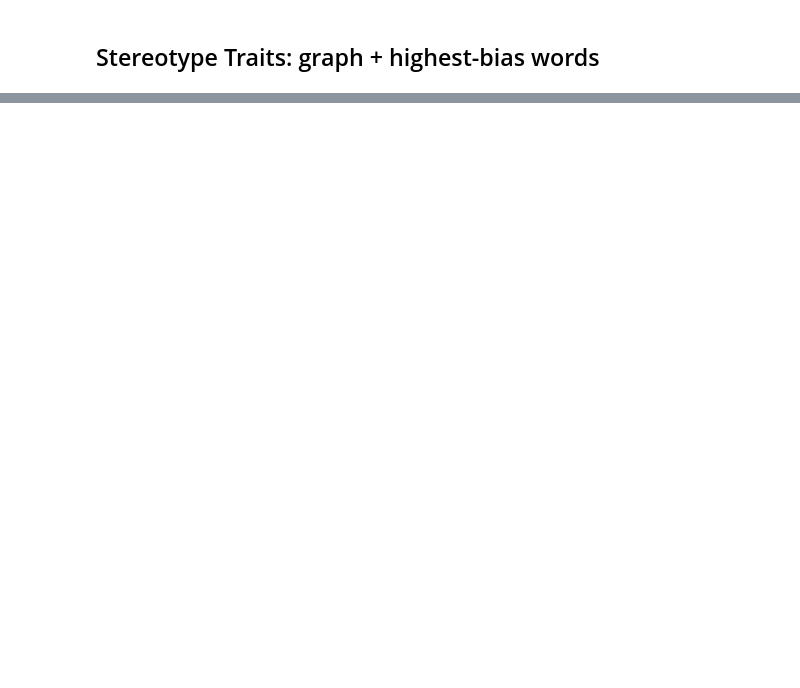
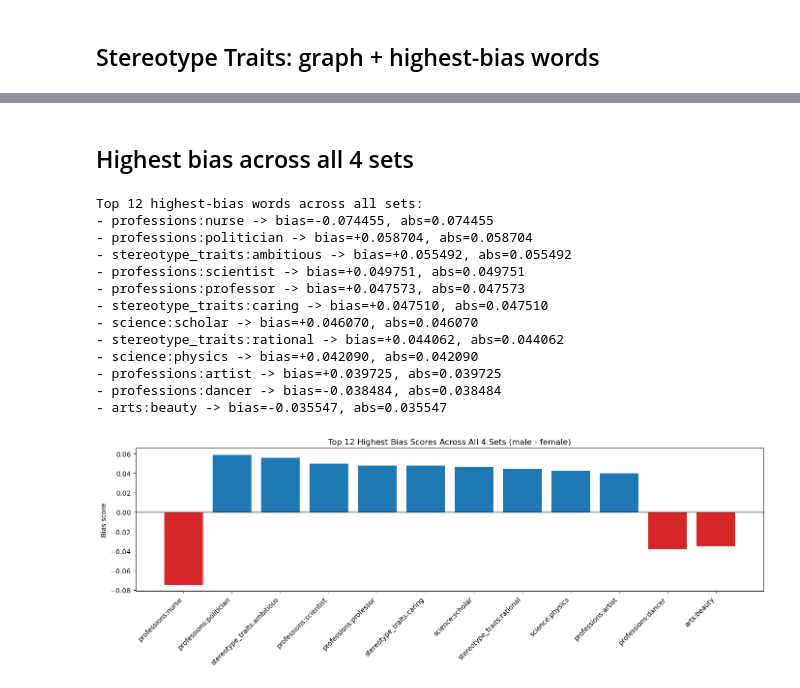
Before and after one commit to maverick-0215/Fairness-issues-in-data-mining, a Jupyter notebook: phase4_results_analysis.ipynb, the cells around one changed output, grey strips where cells are left out. Cells and saved outputs as stored; diff of their text form; code cells hidden in the pictures; blank space fills up the shorter version.

```diff
--- a/phase4_results_analysis.ipynb
+++ b/phase4_results_analysis.ipynb
@@ -8,13 +8,16 @@ from pathlib import Path
 
 results_path = Path('outputs') / 'task4_phase4_results.json'
 data = json.loads(results_path.read_text(encoding='utf-8'))
-rows = data['rows']
-summary = data['summary']
+rows = [r for r in data['rows'] if r['attribute_word'].lower() != 'submissive']
 
 print('Model:', data.get('model_name'))
-print('Total attribute words:', summary['total_attribute_words'])
-print('Overall mean absolute bias:', round(summary['overall_mean_absolute_bias'], 6))
-print('Overall max absolute bias:', round(summary['overall_max_absolute_bias'], 6))
-print('\nSet-level summary:')
-for set_name, s in summary['set_summaries'].items():
-    print(f"- {set_name}: mean_bias={s['mean_bias']:.6f}, mean_abs_bias={s['mean_absolute_bias']:.6f}, max_abs_bias={s['max_absolute_bias']:.6f}, words={s['word_count']}")
+print('Total attribute words (without submissive):', len(rows))
+print('Overall mean absolute bias:', round(sum(abs(r['bias_score']) for r in rows)/len(rows), 6))
+print('Overall max absolute bias:', round(max(abs(r['bias_score']) for r in rows), 6))
+
+set_names = sorted({r['attribute_set'] for r in rows})
+print('\nSet-level summary (without submissive):')
+for s in set_names:
+    srows = [r for r in rows if r['attribute_set'] == s]
+    biases = [r['bias_score'] for r in srows]
+    print(f"- {s}: mean_bias={sum(biases)/len(biases):.6f}, mean_abs_bias={sum(abs(x) for x in biases)/len(biases):.6f}, max_abs_bias={max(abs(x) for x in biases):.6f}, words={len(srows)}")
@@ -49,6 +63,29 @@ def plot_set_bias(set_name):
     plt.xticks(rotation=45, ha='right')
     plt.tight_layout()
     plt.show()
+
+def print_top_overall(top_n=12):
+    top_rows = sorted(rows, key=lambda r: abs(r['bias_score']), reverse=True)[:top_n]
+    print(f'Top {top_n} highest-bias words across all sets:')
+    for r in top_rows:
+        print(f"- {r['attribute_set']}:{r['attribute_word']} -> bias={r['bias_score']:+.6f}, abs={r['absolute_bias']:.6f}")
+
+def plot_top_overall(top_n=12):
+    if plt is None:
+        print('matplotlib is not available; cannot render charts.')
+        return
+    top_rows = sorted(rows, key=lambda r: abs(r['bias_score']), reverse=True)[:top_n]
+    labels = [f"{r['attribute_set']}:{r['attribute_word']}" for r in top_rows]
+    values = [r['bias_score'] for r in top_rows]
+    colors = ['#1f77b4' if v >= 0 else '#d62728' for v in values]
+    plt.figure(figsize=(14, 5))
+    plt.bar(labels, values, color=colors)
+    plt.axhline(0.0, color='black', linewidth=1)
+    plt.title(f'Top {top_n} Highest Bias Scores Across All 4 Sets (male - female)')
+    plt.ylabel('Bias score')
+    plt.xticks(rotation=45, ha='right')
+    plt.tight_layout()
+    plt.show()
 # %% [markdown]
 ## Science: graph + highest-bias words
 # %%
@@ -71,0 +141,20 @@ plot_set_bias('stereotype_traits')
+# %% [markdown]
+## Highest bias across all 4 sets
+# %%
+print_top_overall(top_n=12)
+plot_top_overall(top_n=12)
+# %% [output]
+Top 12 highest-bias words across all sets:
+- professions:nurse -> bias=-0.074455, abs=0.074455
+- professions:politician -> bias=+0.058704, abs=0.058704
+- stereotype_traits:ambitious -> bias=+0.055492, abs=0.055492
+- professions:scientist -> bias=+0.049751, abs=0.049751
+- professions:professor -> bias=+0.047573, abs=0.047573
+- stereotype_traits:caring -> bias=+0.047510, abs=0.047510
+- science:scholar -> bias=+0.046070, abs=0.046070
+- stereotype_traits:rational -> bias=+0.044062, abs=0.044062
+- science:physics -> bias=+0.042090, abs=0.042090
+- professions:artist -> bias=+0.039725, abs=0.039725
+- professions:dancer -> bias=-0.038484, abs=0.038484
+- arts:beauty -> bias=-0.035547, abs=0.035547
+[figure, added]
```
Also changed, not shown: parts of 6 cells of this notebook, 7 other files.
